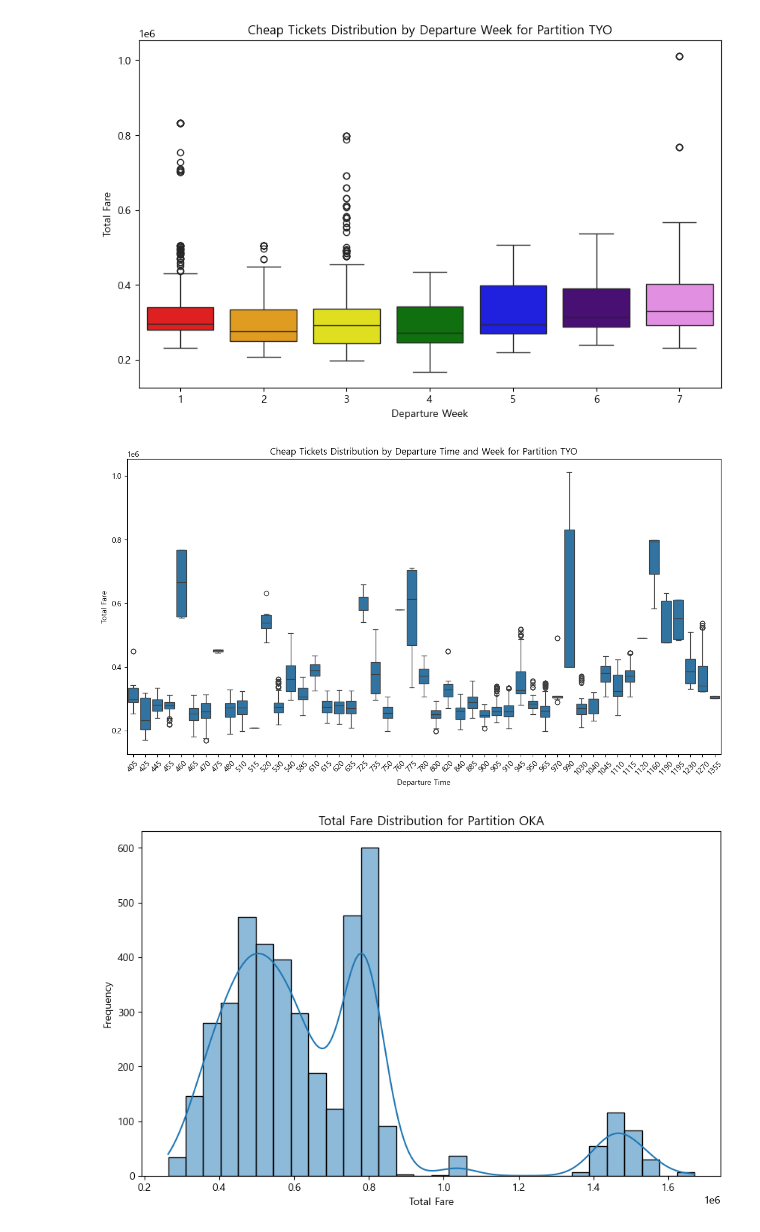
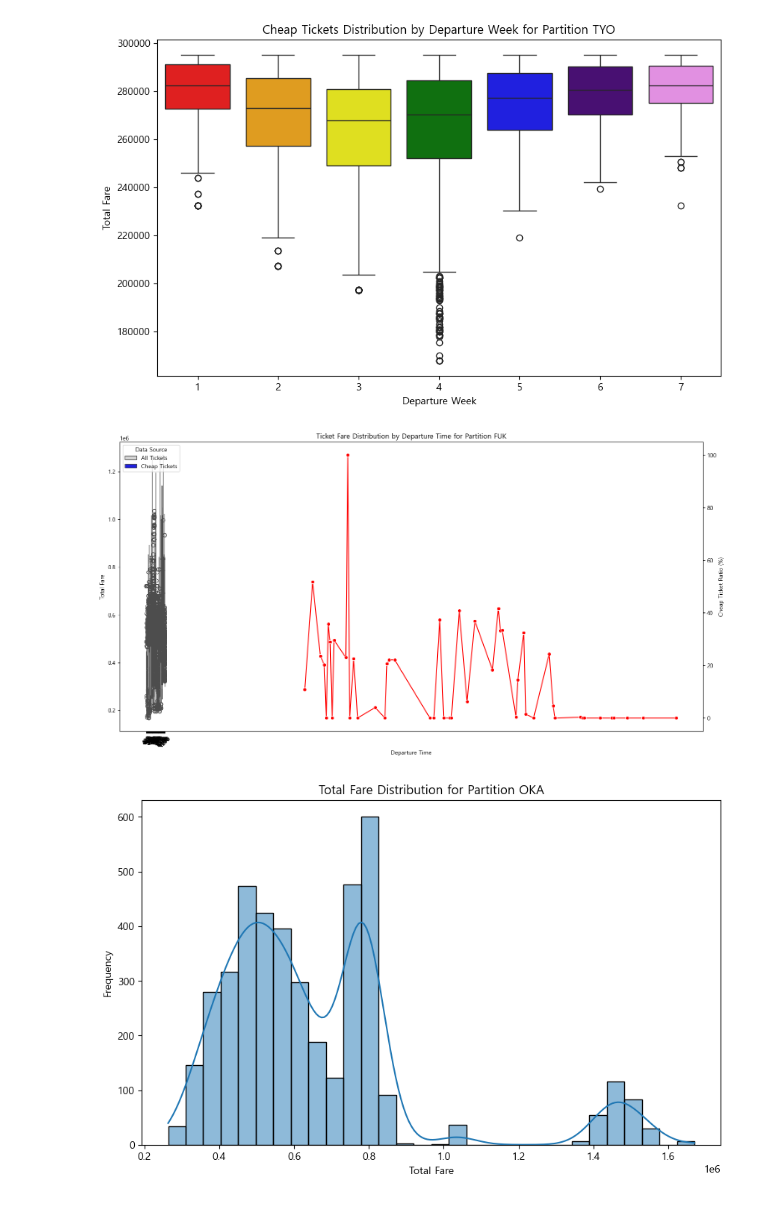
Before and after one commit to SunBinHong00/DataAnalysis, a Jupyter notebook: instantrip/japan.ipynb, the cells around one changed output. Drawn from its saved outputs; the diff is of its cells as text; code cells hidden in the pictures.

Commit message:
japan lineplot xtwin 추가

```diff
--- a/instantrip/japan.ipynb
+++ b/instantrip/japan.ipynb
@@ -75,12 +78,4 @@ df
 # %%
-# 'partition_1', 'dep_week', 'dep_time'별로 그룹화하고 하위 25%의 값만 필터링하는 함수
-def filter_cheap_tickets(group):
-    threshold = group['total_fare'].quantile(0.15)
-    return group[group['total_fare'] <= threshold]
-
-# 그룹별로 하위 25%의 항공권을 필터링
-cheap_tickets_df = df.groupby(['partition_1', 'dep_week', 'dep_time']).apply(filter_cheap_tickets).reset_index(drop=True)
-
 # 색상 팔레트 정의 (빨주노초파남보)
 palette = ['red', 'orange', 'yellow', 'green', 'blue', 'indigo', 'violet']
 
@@ -96,7 +91,8 @@ for partition in df['partition_1'].unique():
     plt.show()
 
     # 저렴한 항공권 데이터 필터링
-    cheap_tickets = cheap_tickets_df[cheap_tickets_df['partition_1'] == partition]
+    threshold = subset['total_fare'].quantile(0.15)
+    cheap_tickets = subset[subset['total_fare'] <= threshold]
 
     # 저렴한 항공권의 출발 요일 분포
     plt.figure(figsize=(10, 6))
@@ -106,17 +102,47 @@ for partition in df['partition_1'].unique():
     plt.ylabel('Total Fare')
     plt.show()
 
-    # 저렴한 항공권의 출발 시간 분포
-    plt.figure(figsize=(14, 7))
-    # sns.boxplot(x='dep_time', y='total_fare', hue='dep_week', data=cheap_tickets, palette=palette)
-    sns.boxplot(x='dep_time', y='total_fare', data=cheap_tickets)
-    plt.title(f'Cheap Tickets Distribution by Departure Time and Week for Partition {partition}')
-    plt.xlabel('Departure Time')
-    plt.ylabel('Total Fare')
-    plt.xticks(rotation=45)
+
+    # Assuming subset and cheap_tickets are already defined DataFrames
+
+    # Combine data
+    subset['data_source'] = 'All Tickets'
+    cheap_tickets['data_source'] = 'Cheap Tickets'
+    combined_data = pd.concat([subset, cheap_tickets])
+
+    # Calculate cheap ticket ratios
+    cheap_ticket_ratios = combined_data.groupby('dep_time').apply(
+        lambda x: round((x.loc[x['data_source'] == 'Cheap Tickets'].shape[0] / x.loc[x['data_source'] == 'All Tickets'].shape[0]) * 100, 1)
+    ).reset_index(name='cheap_ticket_ratio')
+
+    plt.figure(figsize=(18, 9))
+
+    # Plot the boxplot
+    ax = sns.boxplot(x='dep_time', y='total_fare', hue='data_source', data=combined_data, palette=['lightgrey', 'blue'])
+
+    # Create a second y-axis for the line plot
+    ax2 = ax.twinx()
+    ax2.patch.set_visible(False)  # Make the background transparent
+
+    # Plot the lineplot on the second y-axis
+    sns.lineplot(x='dep_time', y='cheap_ticket_ratio', data=cheap_ticket_ratios, marker='o', sort=False, ax=ax2, color='red')
+
+    plt.title(f'Ticket Fare Distribution by Departure Time for Partition FUK')
+    ax.set_xlabel('Departure Time')
+    ax.set_ylabel('Total Fare')
+    ax2.set_ylabel('Cheap Ticket Ratio (%)')
+
+    # Set x-ticks and labels
+    # 아래 두 줄이 수정된 부분입니다. x축 눈금을 일치시키고 회전시키는 부분을 추가했습니다.
+    dep_times = cheap_ticket_ratios['dep_time'].unique()
+    ax.set_xticks(range(len(dep_times)))
+    ax.set_xticklabels(dep_times, rotation=45)
+    ax2.set_xticks(range(len(dep_times)))
+    ax2.set_xticklabels(dep_times, rotation=45)
+
+    # Set legend location to avoid overlap
+    ax.legend(title='Data Source', loc='upper left')  # 이 줄도 수정되었습니다. 범례 위치를 왼쪽 위로 설정했습니다.
     plt.show()
-
-
 
     # # 피벗 테이블로 요일별 평균 요금 계산 및 히트맵 시각화
     # pivot_table = subset.pivot_table(values='total_fare', index='dep_week', columns='dep_time', aggfunc='mean')
@@ -130,6 +156,6 @@ for partition in df['partition_1'].unique():
     # for text in plt.gca().texts:
     #     text.set_rotation(90)
 
-    plt.show()
+    # plt.show()
 # %% [output]
 [figure]
@@ -138,4 +164,4 @@ for partition in df['partition_1'].unique():
 [figure]
-[figure, old version]
+[figure, new version]
-[figure, old version]
+[figure, new version]
 [figure]
```
Also changed, not shown: parts of 6 cells of this notebook, 1 other file.
